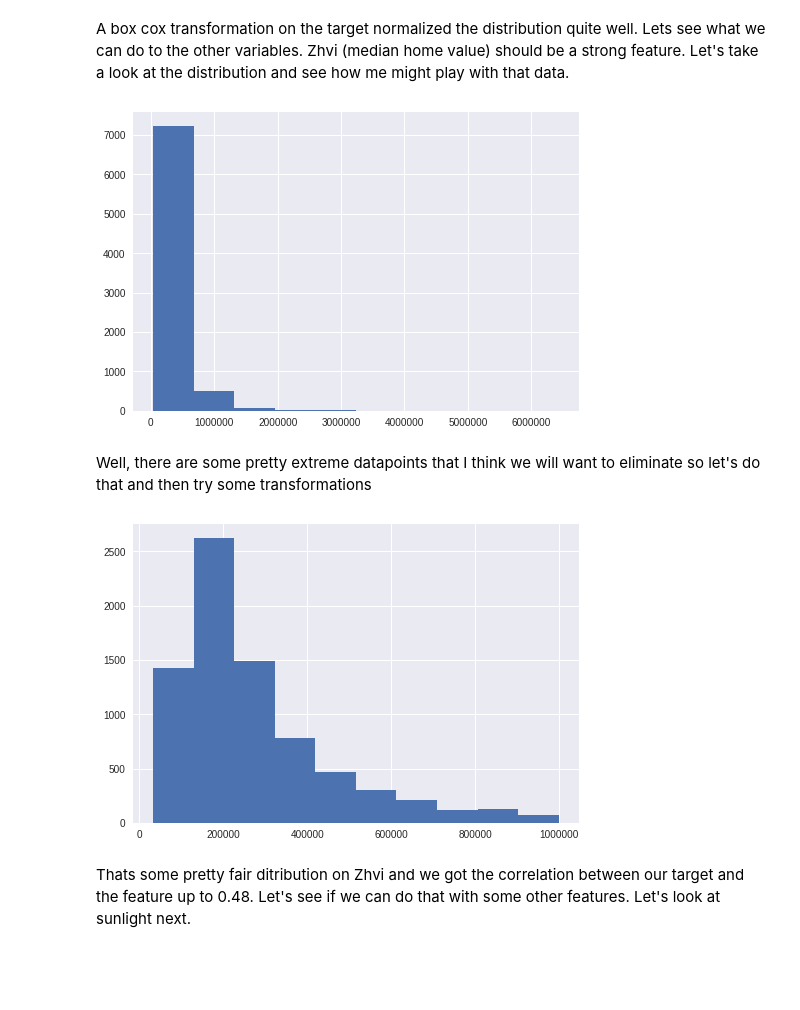
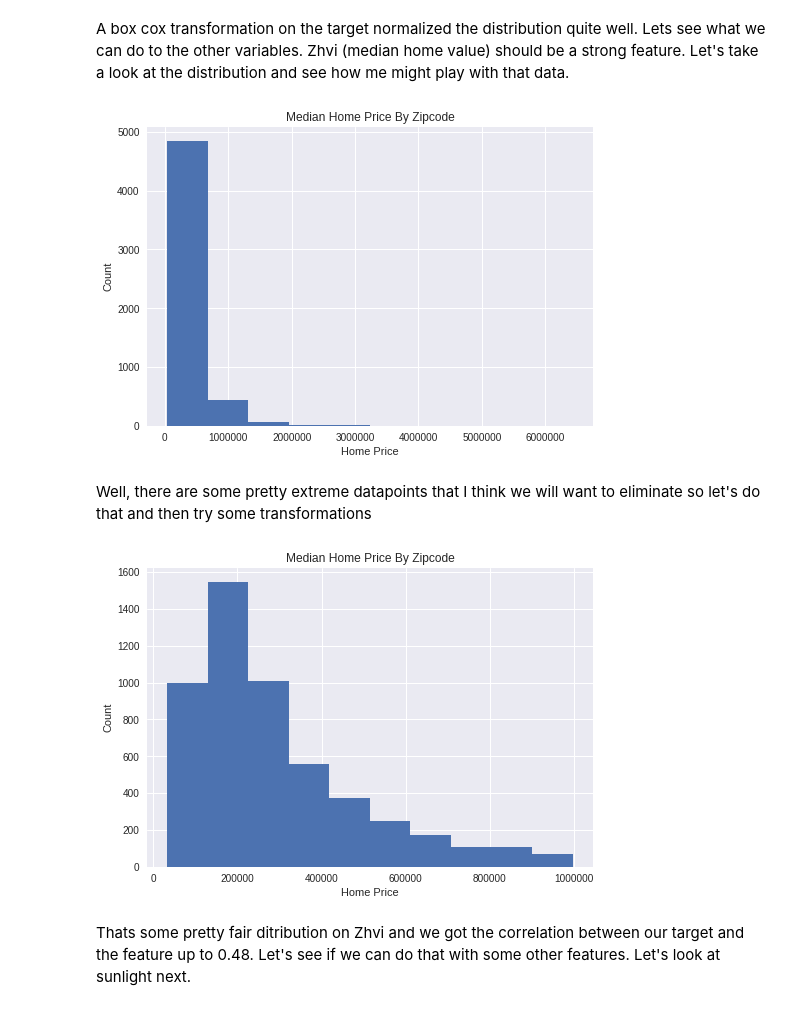
Before and after one commit to gurkpet/Solar-Panel-Market-Modeling, a Jupyter notebook: Solar Project.ipynb, the cells around one changed output. Drawn from its saved outputs; the diff is of its cells as text; code cells hidden in the pictures; blank space fills up the shorter version.

```diff
--- a/Solar Project.ipynb
+++ b/Solar Project.ipynb
@@ -122,0 +133,4 @@ solar_data['region_name'] = solar_data['region_name'].apply(lambda x : int(x))
+# %%
+#drop samples where project sunroof has not evaluated at least 90% of the location
+solar_data = solar_data[solar_data.percent_covered >= 90]
+print(len(solar_data))
@@ -184,18 +218,24 @@ A box cox transformation on the target normalized the distribution quite well.
 # %%
 #plot home median home value data.  We have a similar issue here as we did with the target feature
 plt.hist(data.Zhvi)
+plt.title('Median Home Price By Zipcode')
+plt.xlabel('Home Price')
+plt.ylabel('Count')
 plt.show()
 # %% [output]
-[figure, old version]
+[figure, new version]
 # %% [markdown]
 Well, there are some pretty extreme datapoints that I think we will want to eliminate so let's do that and then try some transformations
 # %%
 #lets drop the very overpriced homes, looks much better now, distribution has some spread to it.
 data = data[data.Zhvi <= 1000000]
 plt.hist(data.Zhvi)
+plt.title('Median Home Price By Zipcode')
+plt.xlabel('Home Price')
+plt.ylabel('Count')
 plt.show()
 # %% [output]
-[figure, old version]
+[figure, new version]
 # %% [markdown]
 Thats some pretty fair ditribution on Zhvi and we got the correlation between our target and the feature up to 0.48.  Let's see if we can do that with some other features.  Let's look at sunlight next.
 # %%
```
Also changed, not shown: parts of 80 cells of this notebook, 6 other files.
